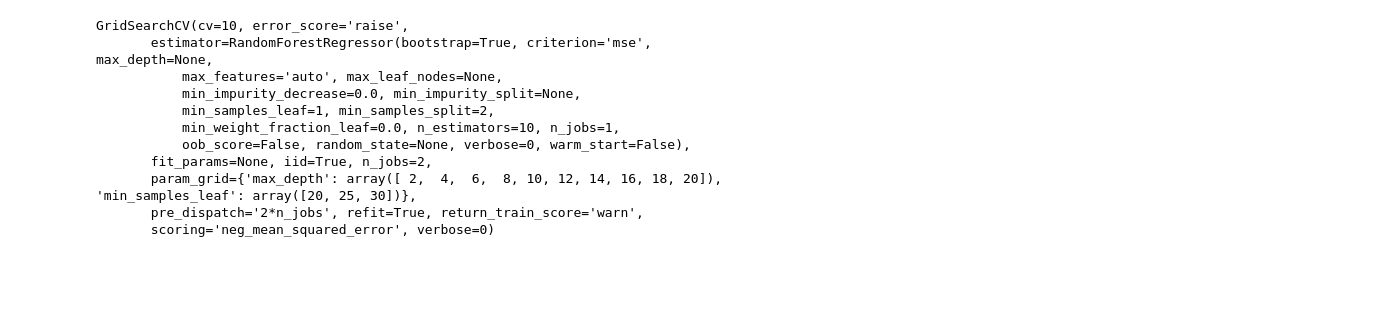
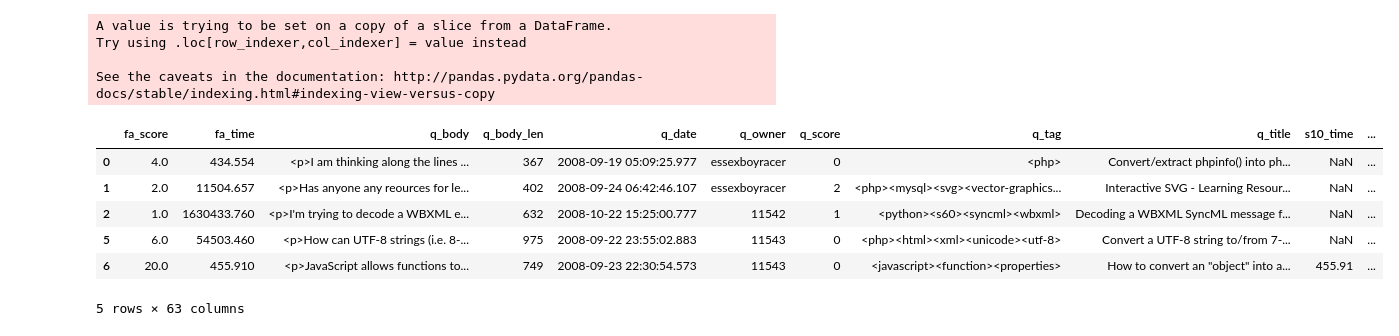
Before and after one commit to katielong/capstone, a Jupyter notebook: Models.ipynb, the cells around one changed output. Cells and saved outputs as stored; diff of their text form; code cells hidden in the pictures; blank space fills up the shorter version.

```diff
--- a/Models.ipynb
+++ b/Models.ipynb
@@ -11,7 +11,7 @@ import pandas as pd
 from pandas import Series
 from sklearn import base, model_selection
 from sklearn.ensemble import RandomForestRegressor
-from sklearn.pipeline import Pipeline
+from sklearn.pipeline import Pipeline, FeatureUnion
 from sklearn.model_selection import train_test_split
 from sklearn.linear_model import LinearRegression, Ridge, ElasticNet
 from sklearn.metrics import mean_squared_error
@@ -22,12 +22,36 @@ import math
 
 from bokeh.layouts import gridplot
 from bokeh.plotting import figure, show, output_file
+
+os.chdir('/home/vagrant/projects/stackoverflow-post')
+df_tag = dill.load(open('data/df_tag.pkd', 'r'))
+centrality = dill.load(open('centrality.pkd', 'r'))
+top10tags = dill.load(open('data/top10tags.pkd', 'r'))
+# body_len_est = dill.load(open('body_len_est.pkd', 'r'))
+# tag_rf_est = dill.load(open('tag_rf_est.pkd', 'r'))
+# network_est = dill.load(open('network_est.pkd', 'r'))
-# %%
-os.chdir('/Users/longy/Documents/TDI/capstone')
-df_tag = dill.load(open('df_tag.pkd', 'r'))
+# %%
+dataset = df_tag[np.isfinite(df_tag['fa_time'])]
+dataset['top10'] = dataset[top10tags].sum(axis=1)
+dataset = dataset.loc[dataset.top10 == 1] #only focus on tags in top 10
+dataset = dataset.drop(['top10'], axis = 1)
+# %% [output]
+A value is trying to be set on a copy of a slice from a DataFrame.
+Try using .loc[row_indexer,col_indexer] = value instead
+
+See the caveats in the documentation: http://pandas.pydata.org/pandas-docs/stable/indexing.html#indexing-view-versus-copy
 # %%
-data = df_tag[np.isfinite(df_tag['fa_time'])]
+data = dataset.join(centrality, on = 'q_owner') #join network matrix
 X = data.loc[:, data.columns != 'fa_time']
 y = data.fa_time
 X_train, X_test, y_train, y_test = train_test_split(X, y, test_size = 0.2, random_state=42)
-names = list(X_train.columns.values[12:])
+# %%
+data.head()
+# %% [output]
+|  | fa_score | fa_time | q_body | q_body_len | q_date | q_owner | q_score | q_tag | q_title | s10_time | ... |
+| 0 | 4.0 | 434.554 | <p>I am thinking along the lines ... | 367 | 2008-09-19 05:09:25.977 | essexboyracer | 0 | <php> | Convert/extract phpinfo() into ph... | NaN | ... |
+| 1 | 2.0 | 11504.657 | <p>Has anyone any reources for le... | 402 | 2008-09-24 06:42:46.107 | essexboyracer | 2 | <php><mysql><svg><vector-graphics... | Interactive SVG - Learning Resour... | NaN | ... |
+| 2 | 1.0 | 1630433.760 | <p>I'm trying to decode a WBXML e... | 632 | 2008-10-22 15:25:00.777 | 11542 | 1 | <python><s60><syncml><wbxml> | Decoding a WBXML SyncML message f... | NaN | ... |
+| 5 | 6.0 | 54503.460 | <p>How can UTF-8 strings (i.e. 8-... | 975 | 2008-09-22 23:55:02.883 | 11543 | 0 | <php><html><xml><unicode><utf-8> | Convert a UTF-8 string to/from 7-... | NaN | ... |
+| 6 | 20.0 | 455.910 | <p>JavaScript allows functions to... | 749 | 2008-09-23 22:30:54.573 | 11543 | 0 | <javascript><function><properties> | How to convert an "object" into a... | 455.91 | ... |
+5 rows × 63 columns
@@ -59,25 +100,15 @@ x_train = cst.transform(X_train)
 # %%
-md_range = np.arange(2,22,2)
-msl_range = np.arange(20,35,5)
+# use Random Forest Estimator
+md_range = np.arange(2,22,2) #search max_depth = 2:20
+msl_range = np.arange(20,35,5) #search min_sanokes_leaf = 20,25,30,35
+ne_range = np.arange(10,40,5) #search n_estimators = 10,15,20,25,30,35
 est = RandomForestRegressor()
 rf = model_selection.GridSearchCV(
     est,
     {'max_depth': md_range,
-    'min_samples_leaf': msl_range},
+    'min_samples_leaf': msl_range,
+    'n_estimators': ne_range},
     cv = 10,
     n_jobs = 2,
     scoring = 'neg_mean_squared_error'
 )
-rf.fit(x_train, y_train)
-# %% [output]
-GridSearchCV(cv=10, error_score='raise',
-       estimator=RandomForestRegressor(bootstrap=True, criterion='mse', max_depth=None,
-           max_features='auto', max_leaf_nodes=None,
-           min_impurity_decrease=0.0, min_impurity_split=None,
-           min_samples_leaf=1, min_samples_split=2,
-           min_weight_fraction_leaf=0.0, n_estimators=10, n_jobs=1,
-           oob_score=False, random_state=None, verbose=0, warm_start=False),
-       fit_params=None, iid=True, n_jobs=2,
-       param_grid={'max_depth': array([ 2,  4,  6,  8, 10, 12, 14, 16, 18, 20]), 'min_samples_leaf': array([20, 25, 30])},
-       pre_dispatch='2*n_jobs', refit=True, return_train_score='warn',
-       scoring='neg_mean_squared_error', verbose=0)
```
Also changed, not shown: parts of 25 cells of this notebook, 4 other files.
